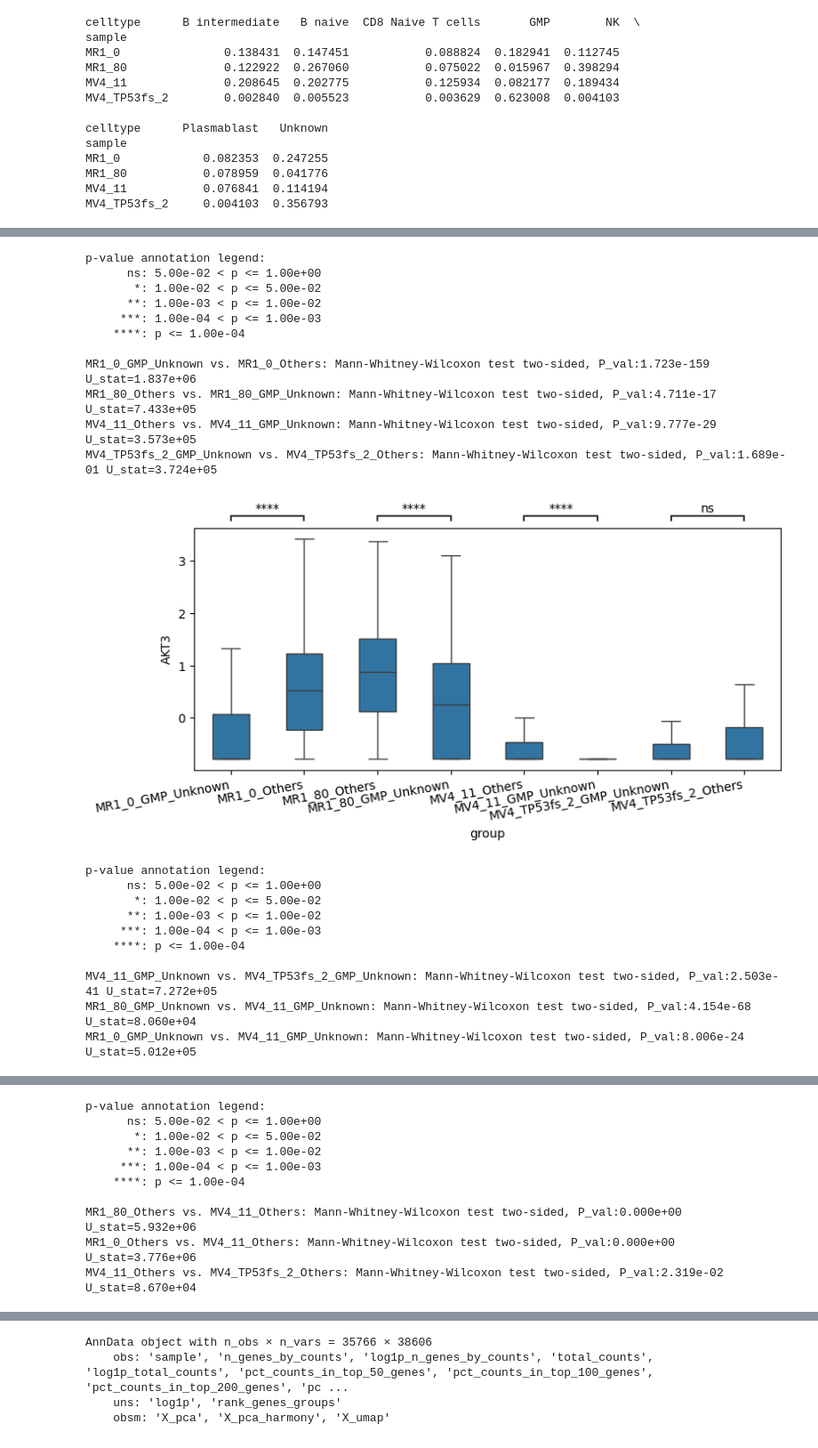
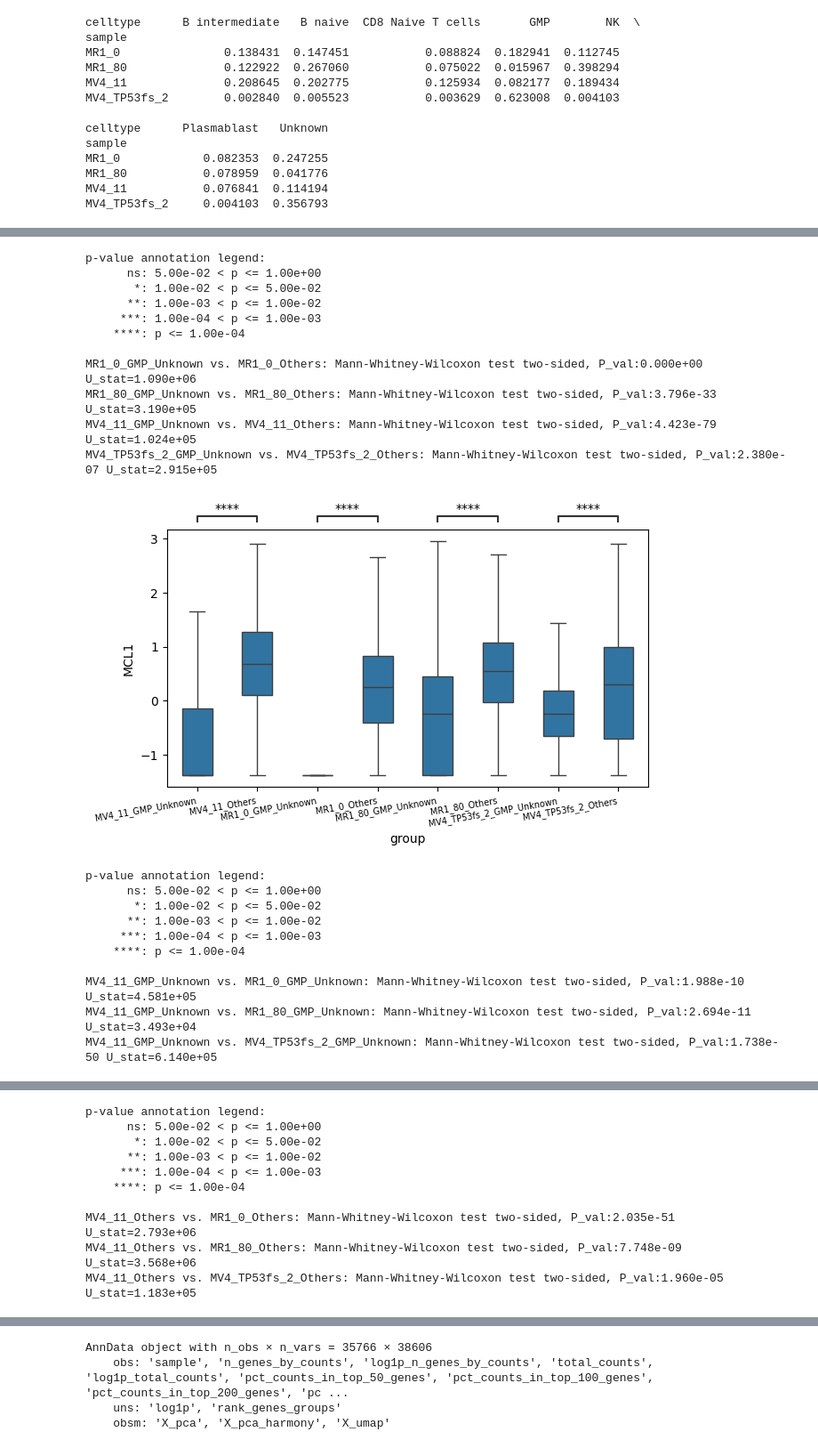
Before and after one commit to gaopeigi3/scRNA_pipeline, a Jupyter notebook: analysis/notebook/porpotion.ipynb, the cells around one changed output, grey strips where cells are left out. Shown at 89% size. Drawn from its saved outputs; the diff is of its cells as text; code cells hidden in the pictures.

```diff
--- a/analysis/notebook/porpotion.ipynb
+++ b/analysis/notebook/porpotion.ipynb
@@ -60,10 +59,10 @@ import seaborn as sns
 import matplotlib.pyplot as plt
 from statannotations.Annotator import Annotator
 
-gene = "AKT3"
-df = adata.to_df()[[gene]]
+gene = "MCL1"
+df = adata.to_df()[[gene]].copy()
 df["group"] = adata.obs["group8"].values
-
+df = df.reset_index(drop=True)   # 🔥 关键
 within_sample_pairs = [
     # ✅ within sample（第一层）
     ('MR1_0_GMP_Unknown', 'MR1_0_Others'),
@@ -94,52 +93,55 @@ order = [
 ]
 pairs = [within_sample_pairs, GMP_sample_pairs, others_pairs]
 for pair in pairs:
+        # 🔥 1. 提取当前pair涉及的group
+    groups_in_pair = list(set([g for p in pair for g in p]))
 
-    plt.figure(figsize=(8,4))
-
+    # 🔥 2. 按原order排序（保证顺序一致）
+    sub_order = [g for g in order if g in groups_in_pair]
+    plt.figure(figsize=(len(sub_order)*0.8, 4))
     ax = sns.boxplot(
         data=df,
         x="group",
         y=gene,
-        order=order,
+        order=sub_order,
         showfliers=False,
         width=0.5
     )
     annotator = Annotator(
         ax,
         pair,
         data=df,
         x="group",
+        order=sub_order,
         y=gene
     )
 
     annotator.configure(
         test="Mann-Whitney",
         text_format="star",
         loc="outside",
+
         line_height=0.02
     )
 
     annotator.apply_and_annotate()
 
-    plt.xticks(rotation=10, ha="right")  # ✅ 更紧凑，不要45°
-
-    plt.tight_layout(pad=0.5)  # ✅ 减少边距
-
+    plt.xticks(rotation=10, ha="right", fontsize=7)
+    plt.tight_layout(pad=0.5)
     plt.show()
 # %% [output]
 p-value annotation legend:
       ns: 5.00e-02 < p <= 1.00e+00
        *: 1.00e-02 < p <= 5.00e-02
       **: 1.00e-03 < p <= 1.00e-02
      ***: 1.00e-04 < p <= 1.00e-03
     ****: p <= 1.00e-04
 
-MR1_0_GMP_Unknown vs. MR1_0_Others: Mann-Whitney-Wilcoxon test two-sided, P_val:1.723e-159 U_stat=1.837e+06
-MR1_80_Others vs. MR1_80_GMP_Unknown: Mann-Whitney-Wilcoxon test two-sided, P_val:4.711e-17 U_stat=7.433e+05
-MV4_11_Others vs. MV4_11_GMP_Unknown: Mann-Whitney-Wilcoxon test two-sided, P_val:9.777e-29 U_stat=3.573e+05
-MV4_TP53fs_2_GMP_Unknown vs. MV4_TP53fs_2_Others: Mann-Whitney-Wilcoxon test two-sided, P_val:1.689e-01 U_stat=3.724e+05
+MR1_0_GMP_Unknown vs. MR1_0_Others: Mann-Whitney-Wilcoxon test two-sided, P_val:0.000e+00 U_stat=1.090e+06
+MR1_80_GMP_Unknown vs. MR1_80_Others: Mann-Whitney-Wilcoxon test two-sided, P_val:3.796e-33 U_stat=3.190e+05
+MV4_11_GMP_Unknown vs. MV4_11_Others: Mann-Whitney-Wilcoxon test two-sided, P_val:4.423e-79 U_stat=1.024e+05
+MV4_TP53fs_2_GMP_Unknown vs. MV4_TP53fs_2_Others: Mann-Whitney-Wilcoxon test two-sided, P_val:2.380e-07 U_stat=2.915e+05
-[figure, old version]
+[figure, new version]
 p-value annotation legend:
       ns: 5.00e-02 < p <= 1.00e+00
        *: 1.00e-02 < p <= 5.00e-02
@@ -147,6 +149,6 @@ p-value annotation legend:
      ***: 1.00e-04 < p <= 1.00e-03
     ****: p <= 1.00e-04
 
-MV4_11_GMP_Unknown vs. MV4_TP53fs_2_GMP_Unknown: Mann-Whitney-Wilcoxon test two-sided, P_val:2.503e-41 U_stat=7.272e+05
-MR1_80_GMP_Unknown vs. MV4_11_GMP_Unknown: Mann-Whitney-Wilcoxon test two-sided, P_val:4.154e-68 U_stat=8.060e+04
-MR1_0_GMP_Unknown vs. MV4_11_GMP_Unknown: Mann-Whitney-Wilcoxon test two-sided, P_val:8.006e-24 U_stat=5.012e+05
+MV4_11_GMP_Unknown vs. MR1_0_GMP_Unknown: Mann-Whitney-Wilcoxon test two-sided, P_val:1.988e-10 U_stat=4.581e+05
+MV4_11_GMP_Unknown vs. MR1_80_GMP_Unknown: Mann-Whitney-Wilcoxon test two-sided, P_val:2.694e-11 U_stat=3.493e+04
+MV4_11_GMP_Unknown vs. MV4_TP53fs_2_GMP_Unknown: Mann-Whitney-Wilcoxon test two-sided, P_val:1.738e-50 U_stat=6.140e+05
@@ -158,6 +160,6 @@ p-value annotation legend:
      ***: 1.00e-04 < p <= 1.00e-03
     ****: p <= 1.00e-04
 
-MR1_80_Others vs. MV4_11_Others: Mann-Whitney-Wilcoxon test two-sided, P_val:0.000e+00 U_stat=5.932e+06
-MR1_0_Others vs. MV4_11_Others: Mann-Whitney-Wilcoxon test two-sided, P_val:0.000e+00 U_stat=3.776e+06
-MV4_11_Others vs. MV4_TP53fs_2_Others: Mann-Whitney-Wilcoxon test two-sided, P_val:2.319e-02 U_stat=8.670e+04
+MV4_11_Others vs. MR1_0_Others: Mann-Whitney-Wilcoxon test two-sided, P_val:2.035e-51 U_stat=2.793e+06
+MV4_11_Others vs. MR1_80_Others: Mann-Whitney-Wilcoxon test two-sided, P_val:7.748e-09 U_stat=3.568e+06
+MV4_11_Others vs. MV4_TP53fs_2_Others: Mann-Whitney-Wilcoxon test two-sided, P_val:1.960e-05 U_stat=1.183e+05
```
Also changed, not shown: parts of 3 cells of this notebook.
